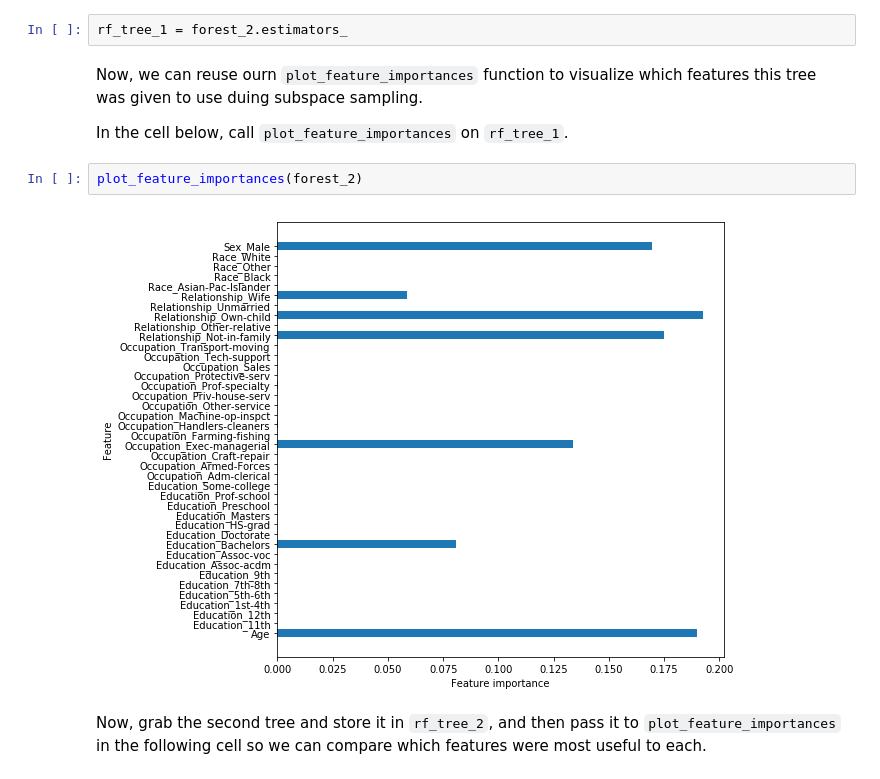
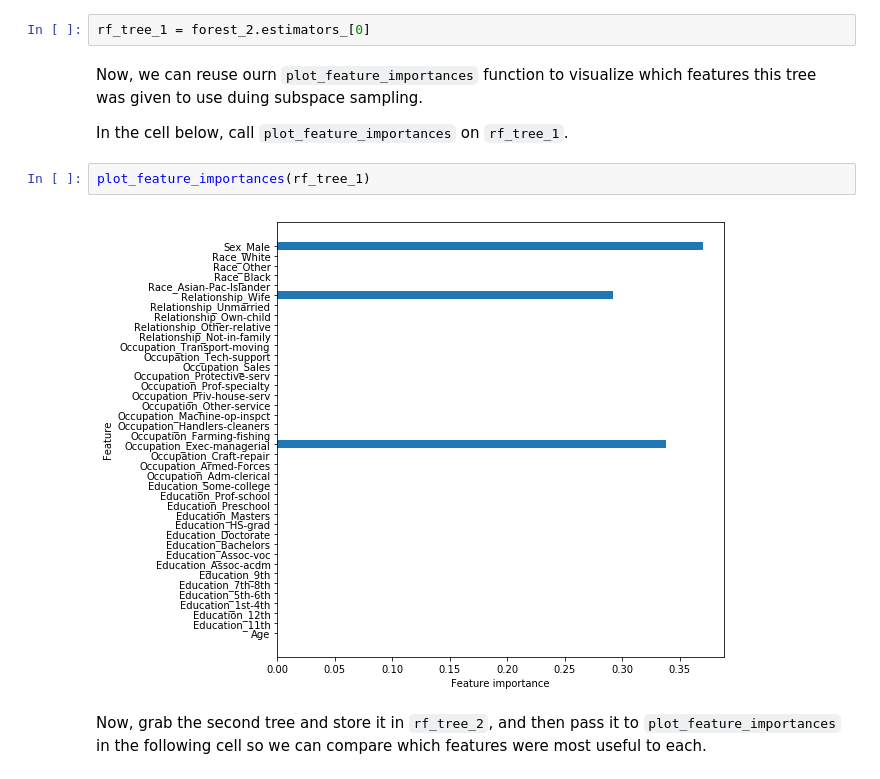
Before and after one commit to angelmanzur/dsc-tree-ensembles-random-forests-lab-dc-ds-career-042219, a Jupyter notebook: index.ipynb, the cells around one changed output. Drawn from its saved outputs; the diff is of its cells as text.

```diff
--- a/index.ipynb
+++ b/index.ipynb
@@ -302,15 +302,15 @@ The trees in your forest are stored in the `.estimators_` attribute.
 
 In the cell below, get the first tree from `forest_2.estimators_` and store it in `rf_tree_1`
 # %%
-rf_tree_1 = forest_2.estimators_
+rf_tree_1 = forest_2.estimators_[0]
 # %% [markdown]
 Now, we can reuse ourn `plot_feature_importances` function to visualize which features this tree was given to use duing subspace sampling.
 
 In the cell below, call `plot_feature_importances` on `rf_tree_1`.
 # %%
-plot_feature_importances(forest_2)
+plot_feature_importances(rf_tree_1)
 # %% [output]
-[figure, old version]
+[figure, new version]
 # %% [markdown]
 Now, grab the second tree and store it in `rf_tree_2`, and then pass it to `plot_feature_importances` in the following cell so we can compare which features were most useful to each.
 # %%
```
